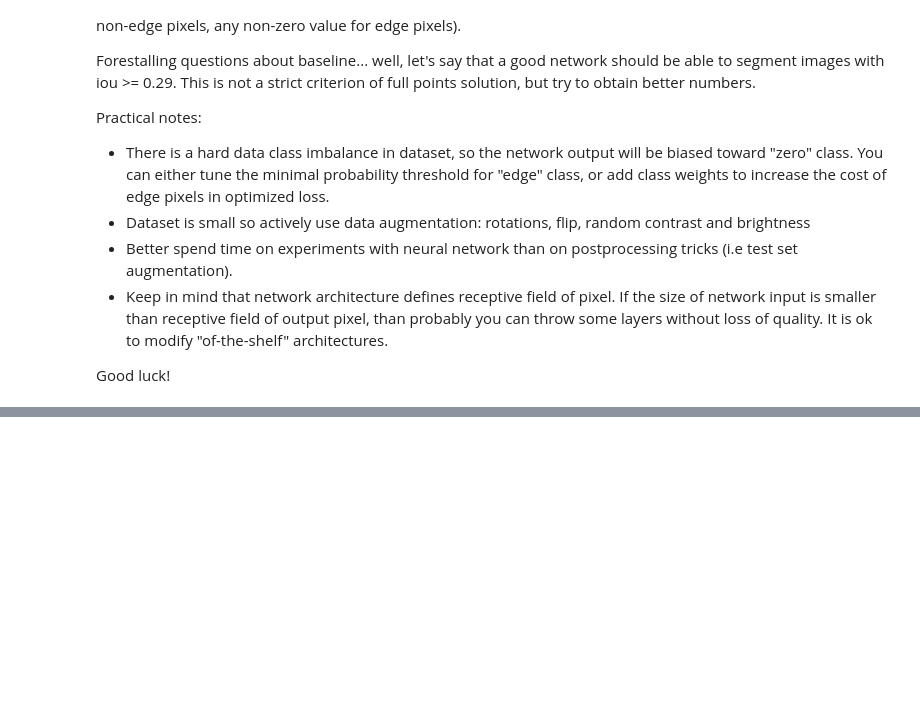
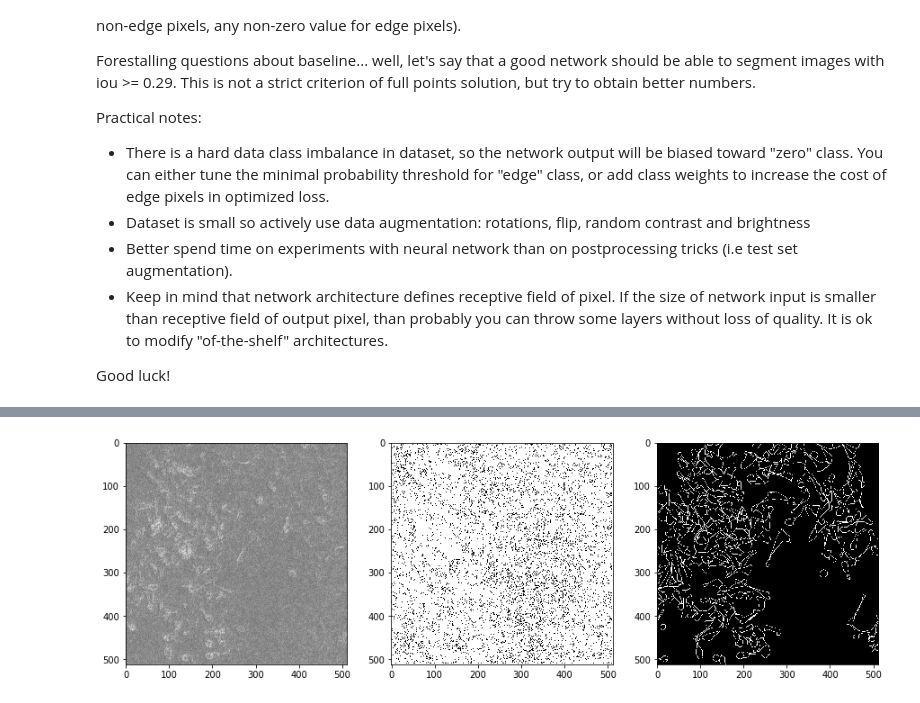
Before and after one commit to liviniuk/dl-course-skoltech, a Jupyter notebook: HW3/homework03_part1_both.ipynb, the cells around one changed output, grey strips where cells are left out. Drawn from its saved outputs; the diff is of its cells as text; code cells hidden in the pictures; blank space fills up the shorter version.

```diff
--- a/HW3/homework03_part1_both.ipynb
+++ b/HW3/homework03_part1_both.ipynb
@@ -112,15 +119,19 @@ mask_dir = './BBBC018_v1_outlines/'
 
 stages = ['train', 'val']
 
+# Transforms applied to training image/mask with the same random seed
+synchronous_transforms = T.Compose([T.RandomHorizontalFlip(),
+                                    T.RandomVerticalFlip()
+#                                     T.RandomAffine(180, (.2, .2), (.8, 1.2), 20, Image.BILINEAR)
+                                   ])
+
 image_transforms = {
-    'train': T.Compose([T.RandomHorizontalFlip(),
-                        T.RandomAffine(180, (.4, .4), (.8, 1.2), 30, Image.BILINEAR),
+    'train': T.Compose([synchronous_transforms,
                         T.ColorJitter(brightness=0.2, contrast=0.2),
                         T.ToTensor()]),
     'val'  : T.ToTensor()}
 mask_transforms = {
-    'train': T.Compose([T.RandomHorizontalFlip(),
-                        T.RandomAffine(180, (.2, .2), (.8, 1.2), 20, Image.BILINEAR),
+    'train': T.Compose([synchronous_transforms,
                         T.ToTensor()]),
     'val'  : T.ToTensor()}
 
@@ -131,14 +142,13 @@ datasets = {stage: CancerCellDataset(os.path.join(image_dir, stage),
                                      mask_transform=mask_transforms[stage])
             for stage in stages}
 
-batch_sizes = {'train': 3,
-               'val': 7}
-
+batch_sizes = {'train': 3, 'val': 3}
+drop_shuffle = {'train': True, 'val': False}
 dataloaders = {stage: torch.utils.data.DataLoader(datasets[stage],
                                                   batch_size=batch_sizes[stage],
-                                                  shuffle=True,
+                                                  shuffle=drop_shuffle[stage],
                                                   num_workers=32,
-                                                  drop_last=False)
+                                                  drop_last=drop_shuffle[stage])
                for stage in stages}
 
 dataset_sizes = {stage: len(datasets[stage]) for stage in stages}
@@ -389,4 +396,6 @@ scheduler = optim.lr_scheduler.StepLR(optimizer, step_size=7, gamma=0.1)
 # %%
 # Network output before training
-maskshow()
+maskshow(3)
+# %% [output]
+[figure, added]
 # %%
```
Also changed, not shown: parts of 13 cells of this notebook.
